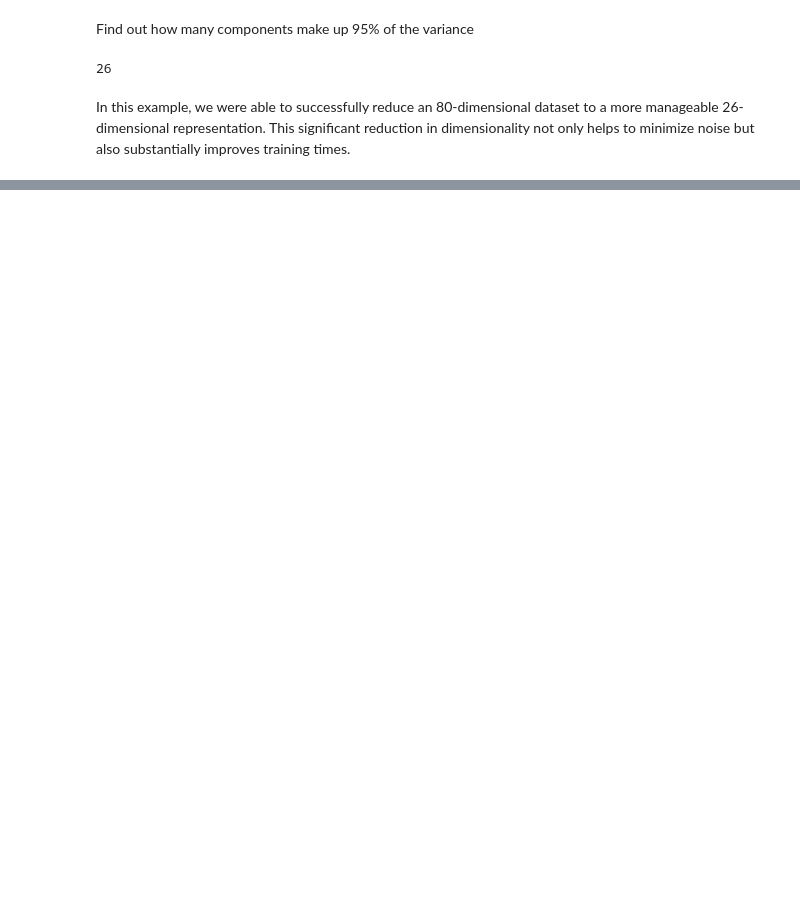
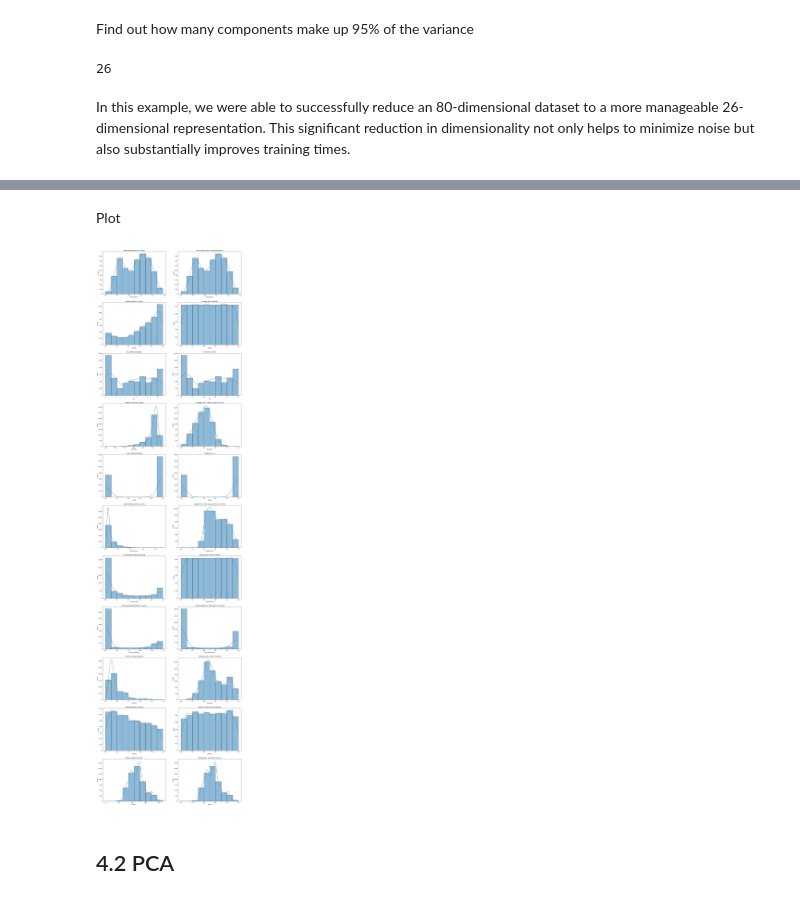
Before and after one commit to gastan81/unsupervised-ml, a Jupyter notebook: 4_pca.ipynb, the cells around one changed output, grey strips where cells are left out. Drawn from its saved outputs; the diff is of its cells as text; code cells hidden in the pictures; blank space fills up the shorter version.

```diff
--- a/4_pca.ipynb
+++ b/4_pca.ipynb
@@ -340,0 +371,18 @@ Once you have clustered the songs using the selected principal components, you c
+# %%
+preprocessing_dict = {
+    'danceability': ['no preprocessing'],
+    'energy': ['quantile'],
+    'key': ['minmax'],
+    'loudness': ['robust','power', 'minmax'],
+    'mode': ['no'],
+    'speechiness': ['robust', 'power', 'minmax'],
+    'acousticness': ['quantile'],
+    'instrumentalness': ['power', 'minmax'],
+    'liveness': ['power', 'minmax'],
+    'valence': ['power', 'minmax'],
+    'tempo': ['standard', 'minmax'],
+    'duration_ms': ['robust'],
+    'time_signature': ['power']
+}
+preprocessing_df = pd.DataFrame([(key, feature) for key, features in preprocessing_dict.items() for feature in features], columns=["feature", "method"])
+preprocessing_df
@@ -340,0 +407,31 @@ Once you have clustered the songs using the selected principal components, you c
+# %%
+songs5000_preprocessed_df = songs5000_df.copy()
+
+for i, row in preprocessing_df.iterrows():
+    if row['method'] == 'minmax':
+        songs5000_preprocessed_df[preprocessing_df.loc[[i], 'feature']] = (MinMaxScaler().set_output(transform="pandas").fit_transform(songs5000_preprocessed_df[preprocessing_df.loc[[i], 'feature']]))
+    elif row['method'] == 'standard':
+        songs5000_preprocessed_df[preprocessing_df.loc[[i], 'feature']] = (StandardScaler().set_output(transform="pandas").fit_transform(songs5000_preprocessed_df[preprocessing_df.loc[[i], 'feature']]))
+    elif row['method'] == 'robust':
+        songs5000_preprocessed_df[preprocessing_df.loc[[i], 'feature']] = (RobustScaler().set_output(transform="pandas").fit_transform(songs5000_preprocessed_df[preprocessing_df.loc[[i], 'feature']]))
+    elif row['method'] == 'quantile':
+        songs5000_preprocessed_df[preprocessing_df.loc[[i], 'feature']] = (QuantileTransformer().set_output(transform="pandas").fit_transform(songs5000_preprocessed_df[preprocessing_df.loc[[i], 'feature']]))
+    elif row['method'] == 'power':
+        songs5000_preprocessed_df[preprocessing_df.loc[[i], 'feature']] = (PowerTransformer().set_output(transform="pandas").fit_transform(songs5000_preprocessed_df[preprocessing_df.loc[[i], 'feature']]))
+# %% [markdown]
+Plot
+# %%
+fig, ax = plt.subplots(11, 2, figsize=(20, 80))
+
+for i in range(ax.shape[0]):
+    sns.histplot(data=songs5000_df.iloc[:, i], bins=10, kde=True, ax=ax[i, 0]);
+    sns.histplot(data=songs5000_preprocessed_df.iloc[:, i], bins=10, kde=True, ax=ax[i, 1]);
+
+    ax[i, 0].set_title(f'{list(preprocessing_dict.keys())[i]} without scaling')
+    ax[i, 1].set_title(f'{list(preprocessing_dict.keys())[i]} with: {''', '''.join(preprocessing_dict[list(preprocessing_dict.keys())[i]])}')
+
+plt.show()
+# %% [output]
+[figure, added]
+# %% [markdown]
+## 4.2 PCA
```
Also changed, not shown: parts of 54 cells of this notebook, 1 other file.
